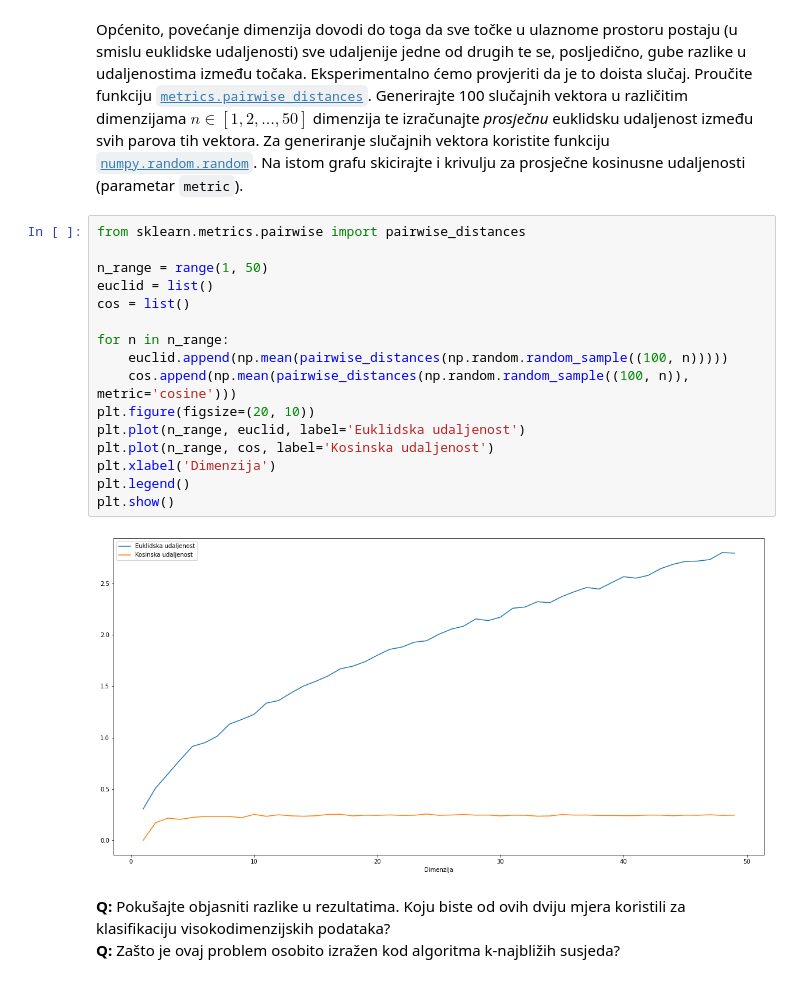
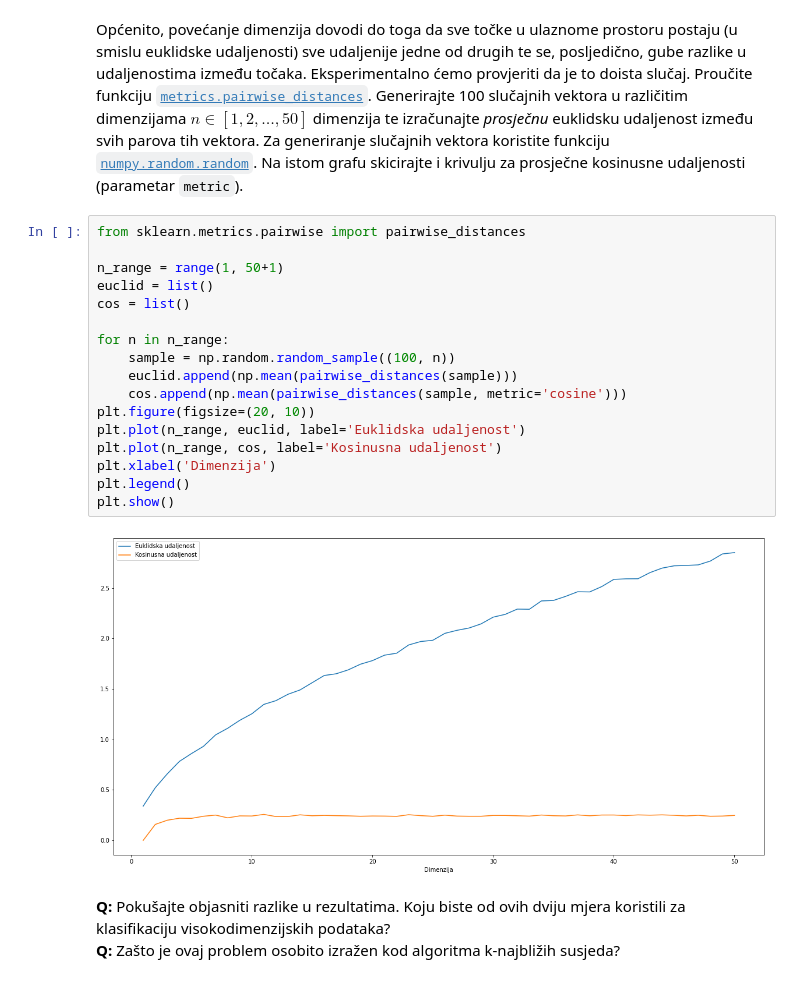
Before and after one commit to MCubek/strojno1Lab, a Jupyter notebook: SU1-2021-11-kNN.ipynb, the cells around one changed output. Saved outputs shown, nothing was run; the diff lists cells and outputs as text.

```diff
--- a/SU1-2021-11-kNN.ipynb
+++ b/SU1-2021-11-kNN.ipynb
@@ -253,21 +251,22 @@ Općenito, povećanje dimenzija dovodi do toga da sve točke u ulaznome prostoru
 # %%
 from sklearn.metrics.pairwise import pairwise_distances
 
-n_range = range(1, 50)
+n_range = range(1, 50+1)
 euclid = list()
 cos = list()
 
 for n in n_range:
-    euclid.append(np.mean(pairwise_distances(np.random.random_sample((100, n)))))
-    cos.append(np.mean(pairwise_distances(np.random.random_sample((100, n)), metric='cosine')))
+    sample = np.random.random_sample((100, n))
+    euclid.append(np.mean(pairwise_distances(sample)))
+    cos.append(np.mean(pairwise_distances(sample, metric='cosine')))
 plt.figure(figsize=(20, 10))
 plt.plot(n_range, euclid, label='Euklidska udaljenost')
-plt.plot(n_range, cos, label='Kosinska udaljenost')
+plt.plot(n_range, cos, label='Kosinusna udaljenost')
 plt.xlabel('Dimenzija')
 plt.legend()
 plt.show()
 # %% [output]
-[figure, old version]
+[figure, new version]
 # %% [markdown]
 **Q:** Pokušajte objasniti razlike u rezultatima. Koju biste od ovih dviju mjera koristili za klasifikaciju visokodimenzijskih podataka?
 **Q:** Zašto je ovaj problem osobito izražen kod algoritma k-najbližih susjeda?
```
Also changed, not shown: parts of 3 cells of this notebook.
